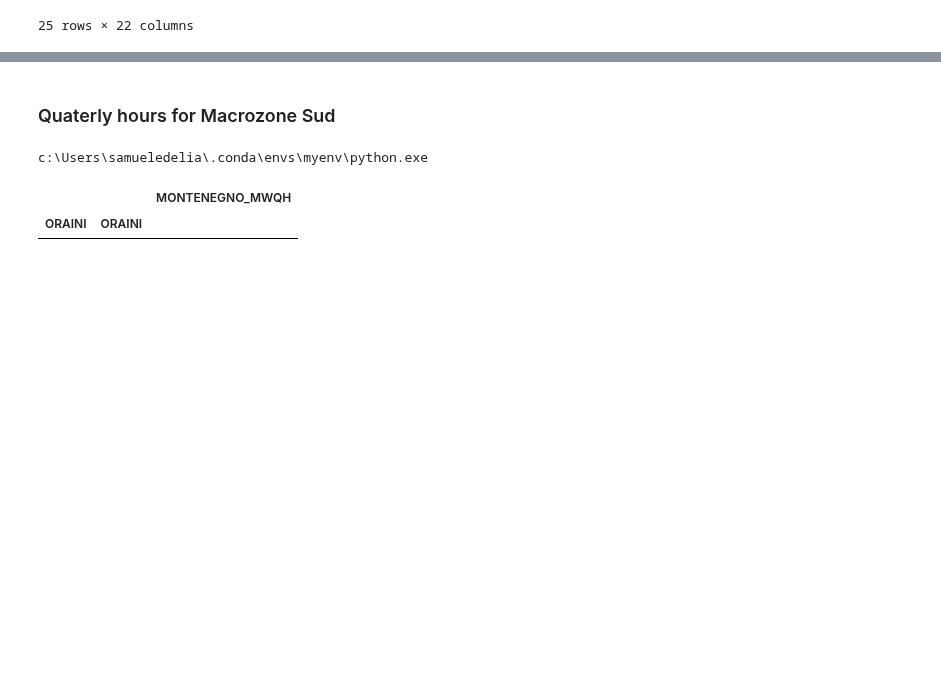
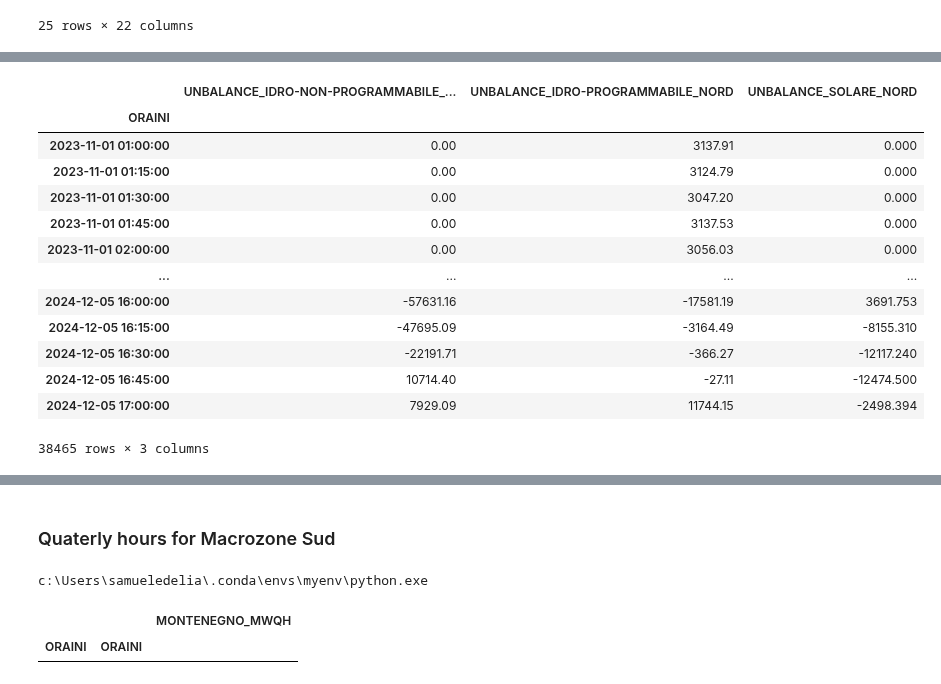
Before and after one commit to samueledelia/Italian-imbalance-forecasting, a Jupyter notebook: notebook/create_dataset_thesis.ipynb, the cells around one changed output, grey strips where cells are left out. Saved outputs shown, nothing was run; the diff lists cells and outputs as text; code cells hidden in the pictures; blank space fills up the shorter version.

Commit message:
add E. portfolio for macronord

```diff
--- a/notebook/create_dataset_thesis.ipynb
+++ b/notebook/create_dataset_thesis.ipynb
@@ -448,0 +451,21 @@ df_nord.to_csv(filepath)
+# %%
+import sys
+import os
+import pandas as pd
+
+# Add the source directory to the system path
+sys.path.append(os.path.abspath('../../src'))
+from open_data import fetch_db_table_sqlserver16
+import utils
+import importlib
+# Reload the module
+importlib.reload(utils)
+
+# SQL query to fetch data
+sql_query = """
+SELECT * FROM POWER_UNBALANCE
+"""
+power_curve = fetch_db_table_sqlserver16(sql=sql_query, verbose=False)
+power_curve = power_curve.sort_values(by='TIMESTAMP')
+
+power_curve
@@ -448,0 +486,29 @@ df_nord.to_csv(filepath)
+# %%
+power_curve = power_curve.pivot(index='TIMESTAMP', columns='SOURCE_ZONE', values='UNBALANCE_kW')
+
+# Rename columns for clarity (optional, if needed)
+power_curve.columns = [f"UNBALANCE_{col}" for col in power_curve.columns]
+
+# Display the resulting DataFrame
+power_curve = power_curve.resample('15min').sum()
+
+power_curve = power_curve[["UNBALANCE_IDRO-NON-PROGRAMMABILE_MACRONORD", "UNBALANCE_IDRO-PROGRAMMABILE_NORD", "UNBALANCE_SOLARE_NORD"]]
+
+power_curve = power_curve.rename_axis("ORAINI")
+
+power_curve
+# %% [output]
+|  | UNBALANCE_IDRO-NON-PROGRAMMABILE_... | UNBALANCE_IDRO-PROGRAMMABILE_NORD | UNBALANCE_SOLARE_NORD |
+| ORAINI |  |  |  |
+| 2023-11-01 01:00:00 | 0.00 | 3137.91 | 0.000 |
+| 2023-11-01 01:15:00 | 0.00 | 3124.79 | 0.000 |
+| 2023-11-01 01:30:00 | 0.00 | 3047.20 | 0.000 |
+| 2023-11-01 01:45:00 | 0.00 | 3137.53 | 0.000 |
+| 2023-11-01 02:00:00 | 0.00 | 3056.03 | 0.000 |
+| ... | ... | ... | ... |
+| 2024-12-05 16:00:00 | -57631.16 | -17581.19 | 3691.753 |
+| 2024-12-05 16:15:00 | -47695.09 | -3164.49 | -8155.310 |
+| 2024-12-05 16:30:00 | -22191.71 | -366.27 | -12117.240 |
+| 2024-12-05 16:45:00 | 10714.40 | -27.11 | -12474.500 |
+| 2024-12-05 17:00:00 | 7929.09 | 11744.15 | -2498.394 |
+38465 rows × 3 columns
```
Also changed, not shown: parts of 14 cells of this notebook, 3 other files.
